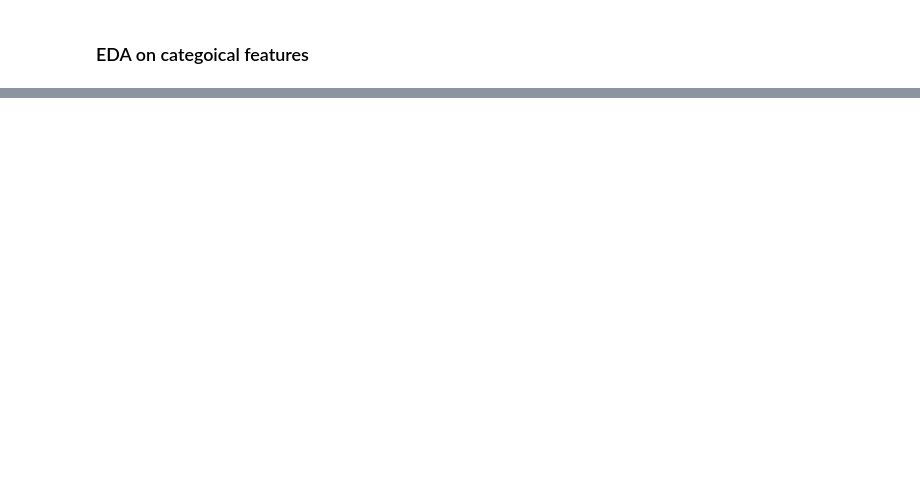
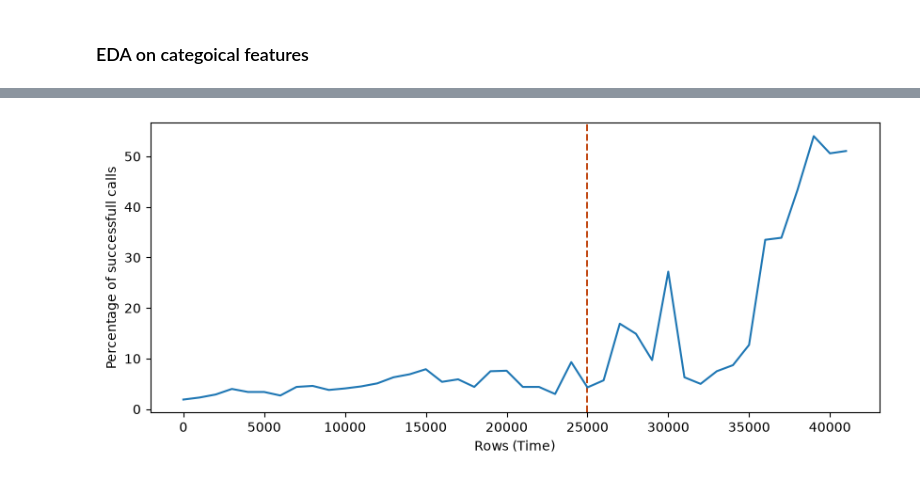
Before and after one commit to tommasocortopassi/bank-telemarketing-prediction, a Jupyter notebook: Project_1.ipynb, the cells around one changed output, grey strips where cells are left out. Saved outputs shown, nothing was run; the diff lists cells and outputs as text; code cells hidden in the pictures; blank space fills up the shorter version.

Commit message:
Add time dependent EDA.

```diff
--- a/Project_1.ipynb
+++ b/Project_1.ipynb
@@ -290,0 +404,19 @@ The economic and social features (i.e. the last five ones) are scattered and do
+# %%
+BLOCK = 1000
+THRESHOLD = 25000
+fig, ax = plt.subplots(figsize=(10, 4))
+x, rate = [], []
+for start in range(0, len(df), BLOCK):
+    block = df["deposit"][start : start + BLOCK]
+    yes = (block == "yes").sum()
+    tot = len(block)
+    x.append(start)
+    rate.append(100 * yes / tot)
+ax.axvline(THRESHOLD, color="#c1440e", linestyle="--", linewidth=1.4)
+ax.set_xticks(x[::5])
+ax.set_xlabel("Rows (Time)")
+ax.set_ylabel("Percentage of successfull calls")
+plt.plot(x,rate)
+plt.show()
+# %% [output]
+[figure, added]
```
Also changed, not shown: parts of 21 cells of this notebook.
